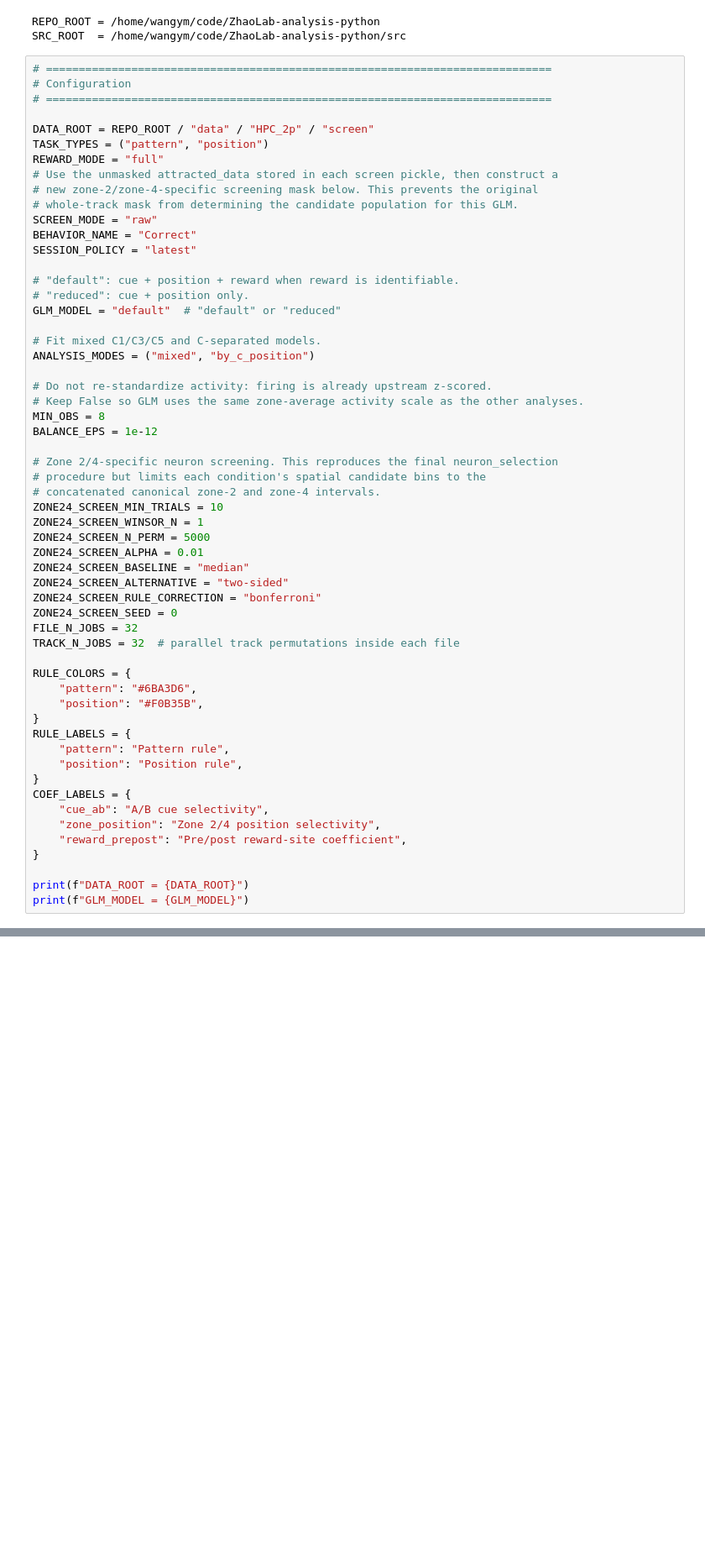
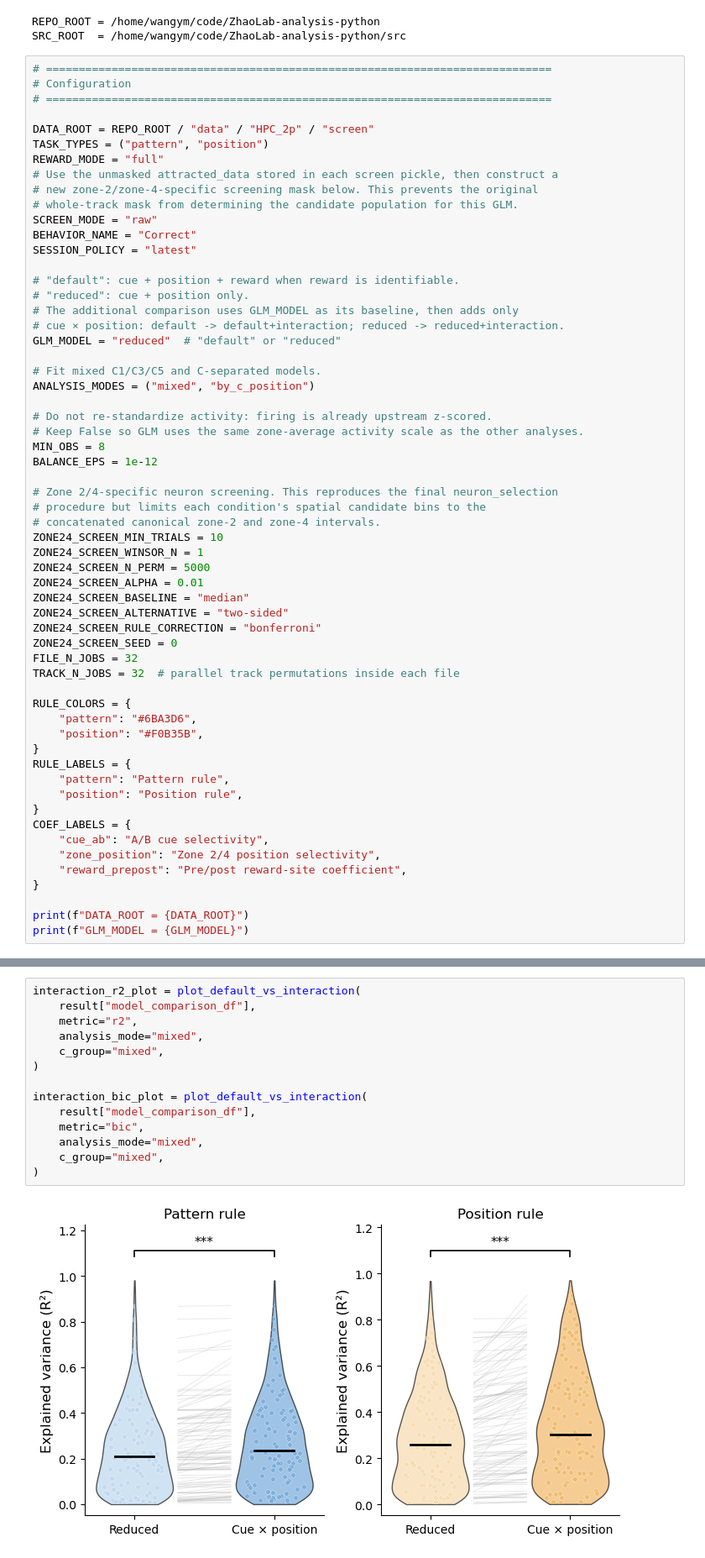
Before and after one commit to ymseq/ZhaoLab-analysis-python, a Jupyter notebook: src/HPC_2P_analysis/analysis/neuron_glm_selectivity.ipynb, the cells around one changed output, grey strips where cells are left out. Shown at 84% size. Saved outputs shown, nothing was run; the diff lists cells and outputs as text; blank space fills up the shorter version.

```diff
--- a/src/HPC_2P_analysis/analysis/neuron_glm_selectivity.ipynb
+++ b/src/HPC_2P_analysis/analysis/neuron_glm_selectivity.ipynb
@@ -61,7 +61,9 @@ SESSION_POLICY = "latest"
 
 # "default": cue + position + reward when reward is identifiable.
 # "reduced": cue + position only.
-GLM_MODEL = "default"  # "default" or "reduced"
+# The additional comparison uses GLM_MODEL as its baseline, then adds only
+# cue × position: default -> default+interaction; reduced -> reduced+interaction.
+GLM_MODEL = "reduced"  # "default" or "reduced"
 
 # Fit mixed C1/C3/C5 and C-separated models.
 ANALYSIS_MODES = ("mixed", "by_c_position")
@@ -1222,0 +1748,16 @@ WARNING:2026-09-08 09:18:12,562:jax._src.xla_bridge:876: An NVIDIA GPU may be pr
+# %%
+interaction_r2_plot = plot_default_vs_interaction(
+    result["model_comparison_df"],
+    metric="r2",
+    analysis_mode="mixed",
+    c_group="mixed",
+)
+
+interaction_bic_plot = plot_default_vs_interaction(
+    result["model_comparison_df"],
+    metric="bic",
+    analysis_mode="mixed",
+    c_group="mixed",
+)
+# %% [output]
+[figure, added]
```
Also changed, not shown: parts of 9 cells of this notebook, 5 other files.
